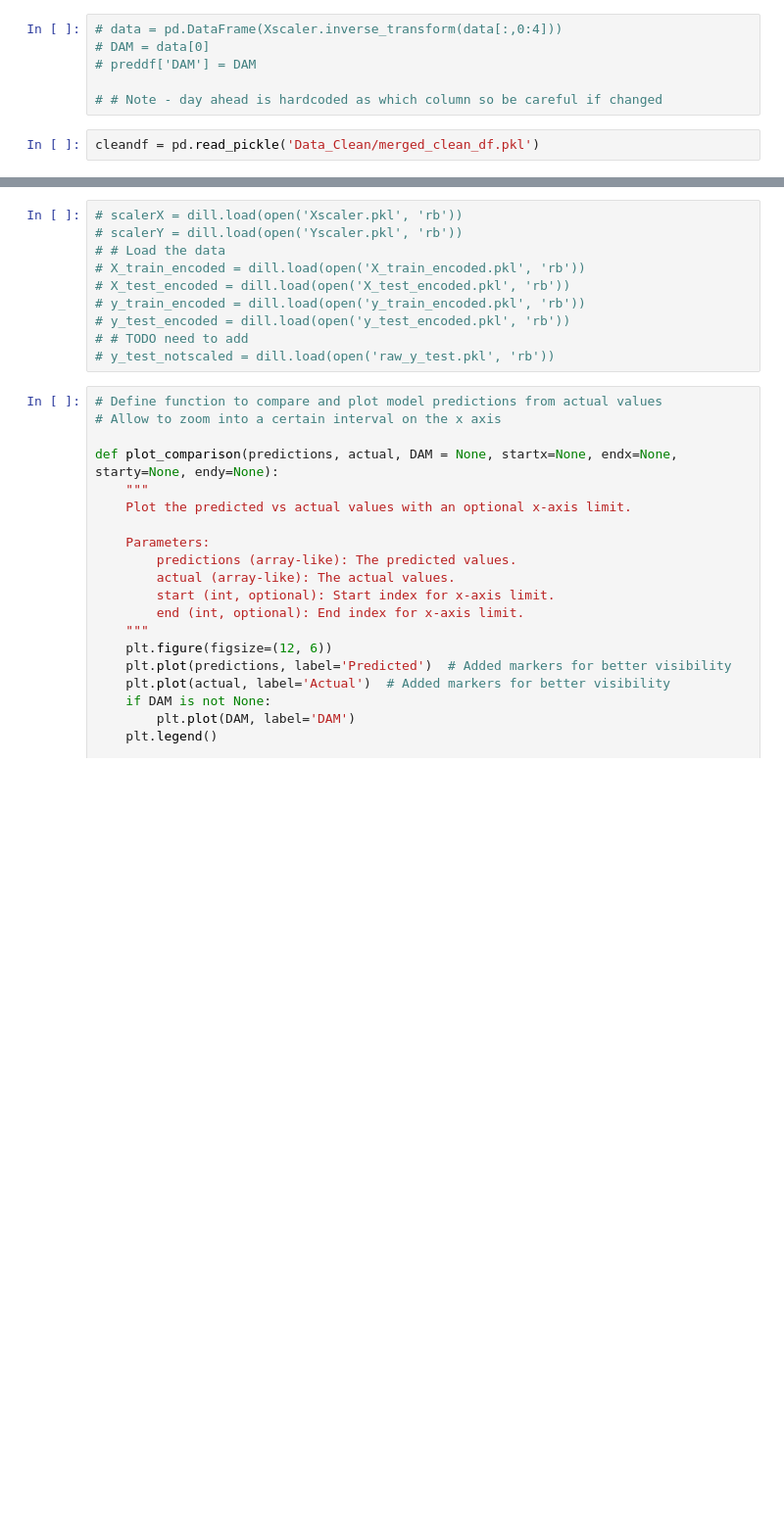
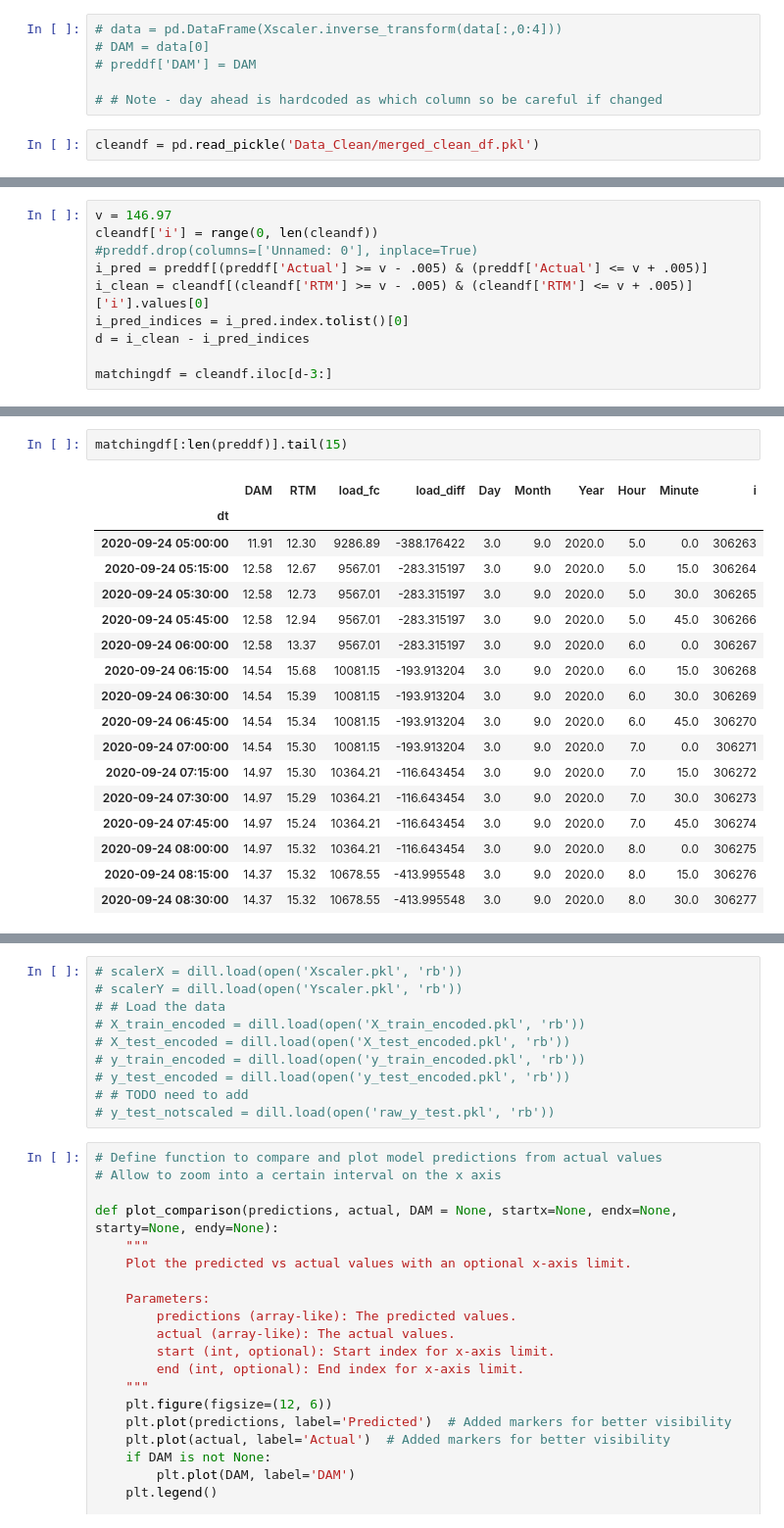
Before and after one commit to les-g-a/FinalProject_1.C01, a Jupyter notebook: predictandplot.ipynb, the cells around one changed output, grey strips where cells are left out. Shown at 98% size. Cells and saved outputs as stored; diff of their text form; blank space fills up the shorter version.

```diff
--- a/predictandplot.ipynb
+++ b/predictandplot.ipynb
@@ -44,0 +88,10 @@ cleandf = pd.read_pickle('Data_Clean/merged_clean_df.pkl')
+# %%
+v = 146.97
+cleandf['i'] = range(0, len(cleandf))
+#preddf.drop(columns=['Unnamed: 0'], inplace=True)
+i_pred = preddf[(preddf['Actual'] >= v - .005) & (preddf['Actual'] <= v + .005)]
+i_clean = cleandf[(cleandf['RTM'] >= v - .005) & (cleandf['RTM'] <= v + .005)]['i'].values[0]
+i_pred_indices = i_pred.index.tolist()[0]
+d = i_clean - i_pred_indices
+
+matchingdf = cleandf.iloc[d-3:]
@@ -44,0 +132,20 @@ cleandf = pd.read_pickle('Data_Clean/merged_clean_df.pkl')
+# %%
+matchingdf[:len(preddf)].tail(15)
+# %% [output]
+|  | DAM | RTM | load_fc | load_diff | Day | Month | Year | Hour | Minute | i |
+| dt |  |  |  |  |  |  |  |  |  |  |
+| 2020-09-24 05:00:00 | 11.91 | 12.30 | 9286.89 | -388.176422 | 3.0 | 9.0 | 2020.0 | 5.0 | 0.0 | 306263 |
+| 2020-09-24 05:15:00 | 12.58 | 12.67 | 9567.01 | -283.315197 | 3.0 | 9.0 | 2020.0 | 5.0 | 15.0 | 306264 |
+| 2020-09-24 05:30:00 | 12.58 | 12.73 | 9567.01 | -283.315197 | 3.0 | 9.0 | 2020.0 | 5.0 | 30.0 | 306265 |
+| 2020-09-24 05:45:00 | 12.58 | 12.94 | 9567.01 | -283.315197 | 3.0 | 9.0 | 2020.0 | 5.0 | 45.0 | 306266 |
+| 2020-09-24 06:00:00 | 12.58 | 13.37 | 9567.01 | -283.315197 | 3.0 | 9.0 | 2020.0 | 6.0 | 0.0 | 306267 |
+| 2020-09-24 06:15:00 | 14.54 | 15.68 | 10081.15 | -193.913204 | 3.0 | 9.0 | 2020.0 | 6.0 | 15.0 | 306268 |
+| 2020-09-24 06:30:00 | 14.54 | 15.39 | 10081.15 | -193.913204 | 3.0 | 9.0 | 2020.0 | 6.0 | 30.0 | 306269 |
+| 2020-09-24 06:45:00 | 14.54 | 15.34 | 10081.15 | -193.913204 | 3.0 | 9.0 | 2020.0 | 6.0 | 45.0 | 306270 |
+| 2020-09-24 07:00:00 | 14.54 | 15.30 | 10081.15 | -193.913204 | 3.0 | 9.0 | 2020.0 | 7.0 | 0.0 | 306271 |
+| 2020-09-24 07:15:00 | 14.97 | 15.30 | 10364.21 | -116.643454 | 3.0 | 9.0 | 2020.0 | 7.0 | 15.0 | 306272 |
+| 2020-09-24 07:30:00 | 14.97 | 15.29 | 10364.21 | -116.643454 | 3.0 | 9.0 | 2020.0 | 7.0 | 30.0 | 306273 |
+| 2020-09-24 07:45:00 | 14.97 | 15.24 | 10364.21 | -116.643454 | 3.0 | 9.0 | 2020.0 | 7.0 | 45.0 | 306274 |
+| 2020-09-24 08:00:00 | 14.97 | 15.32 | 10364.21 | -116.643454 | 3.0 | 9.0 | 2020.0 | 8.0 | 0.0 | 306275 |
+| 2020-09-24 08:15:00 | 14.37 | 15.32 | 10678.55 | -413.995548 | 3.0 | 9.0 | 2020.0 | 8.0 | 15.0 | 306276 |
+| 2020-09-24 08:30:00 | 14.37 | 15.32 | 10678.55 | -413.995548 | 3.0 | 9.0 | 2020.0 | 8.0 | 30.0 | 306277 |
```
Also changed, not shown: parts of 14 cells of this notebook.
